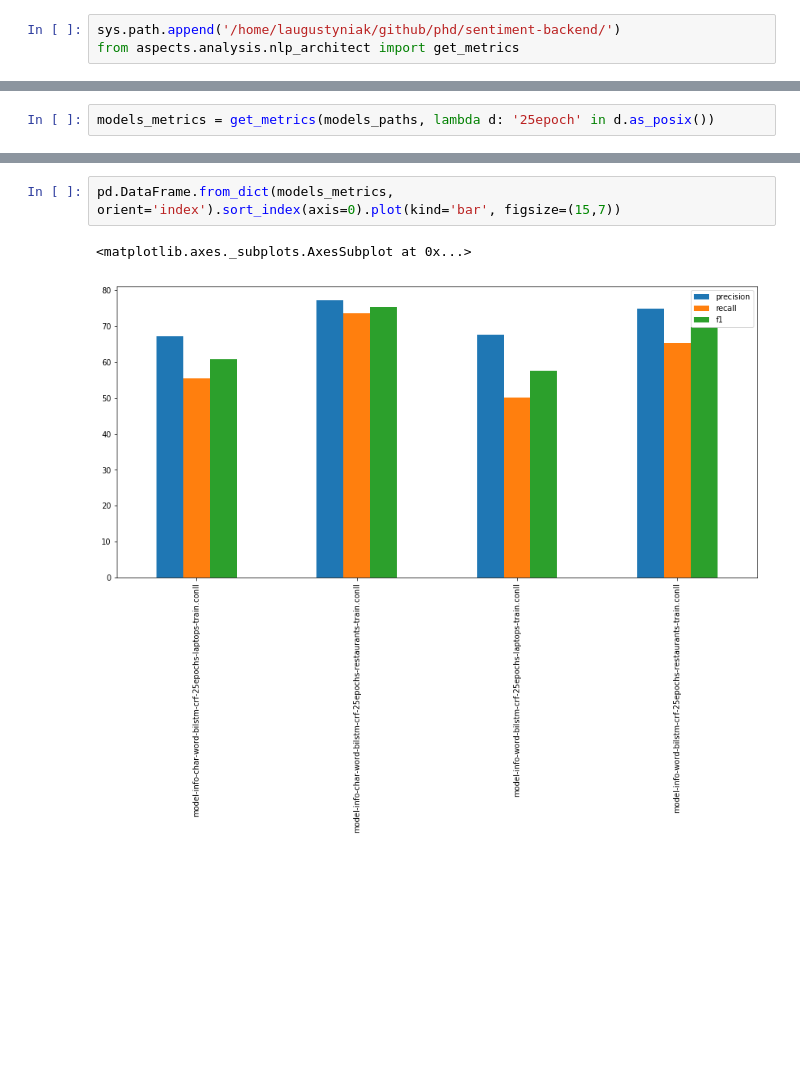
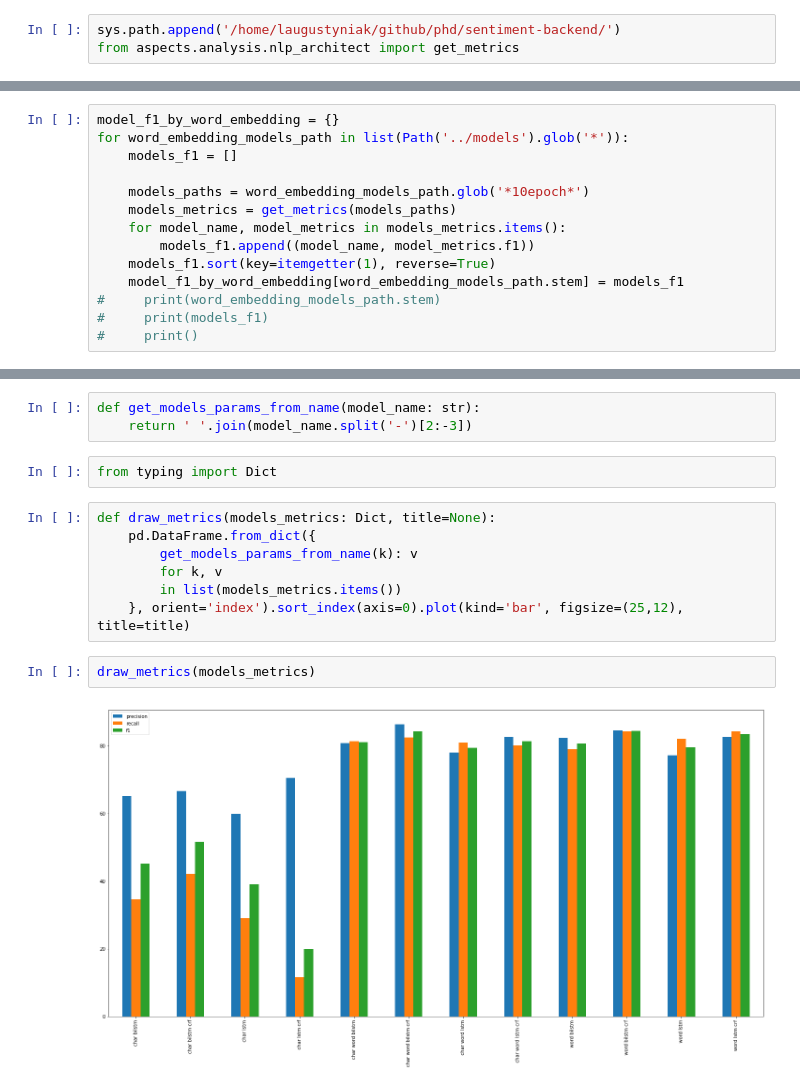
Before and after one commit to laugustyniak/nlp-architect, a Jupyter notebook: examples/aspect_extraction/notebooks/analyze-aspects-results.ipynb, the cells around one changed output, grey strips where cells are left out. Cells and saved outputs as stored; diff of their text form; blank space fills up the shorter version.

Commit message:
result notebook checkpoint - f1 for all word embedding

```diff
--- a/examples/aspect_extraction/notebooks/analyze-aspects-results.ipynb
+++ b/examples/aspect_extraction/notebooks/analyze-aspects-results.ipynb
@@ -31,2 +24,0 @@ models_paths[:2]
-# %%
-models_metrics = get_metrics(models_paths, lambda d: '25epoch' in d.as_posix())
@@ -40,0 +27,14 @@ model-info-word-bilstm-crf-25epochs-restaurants-train.conll 69.81677917068467
+# %%
+model_f1_by_word_embedding = {}
+for word_embedding_models_path in list(Path('../models').glob('*')):
+    models_f1 = []
+
+    models_paths = word_embedding_models_path.glob('*10epoch*')
+    models_metrics = get_metrics(models_paths)
+    for model_name, model_metrics in models_metrics.items():
+        models_f1.append((model_name, model_metrics.f1))
+    models_f1.sort(key=itemgetter(1), reverse=True)
+    model_f1_by_word_embedding[word_embedding_models_path.stem] = models_f1
+#     print(word_embedding_models_path.stem)
+#     print(models_f1)
+#     print()
@@ -41,5 +83,16 @@ model-info-word-bilstm-crf-25epochs-restaurants-train.conll 69.81677917068467
+# %%
+def get_models_params_from_name(model_name: str):
+    return ' '.join(model_name.split('-')[2:-3])
+# %%
+from typing import Dict
 # %%
-pd.DataFrame.from_dict(models_metrics, orient='index').sort_index(axis=0).plot(kind='bar', figsize=(15,7))
+def draw_metrics(models_metrics: Dict, title=None):
+    pd.DataFrame.from_dict({
+        get_models_params_from_name(k): v
+        for k, v
+        in list(models_metrics.items())
+    }, orient='index').sort_index(axis=0).plot(kind='bar', figsize=(25,12), title=title)
-# %% [output]
-<matplotlib.axes._subplots.AxesSubplot at 0x...>
-[figure, removed]
+# %%
+draw_metrics(models_metrics)
+# %% [output]
+[figure, added]
```
Also changed, not shown: parts of 17 cells of this notebook.
